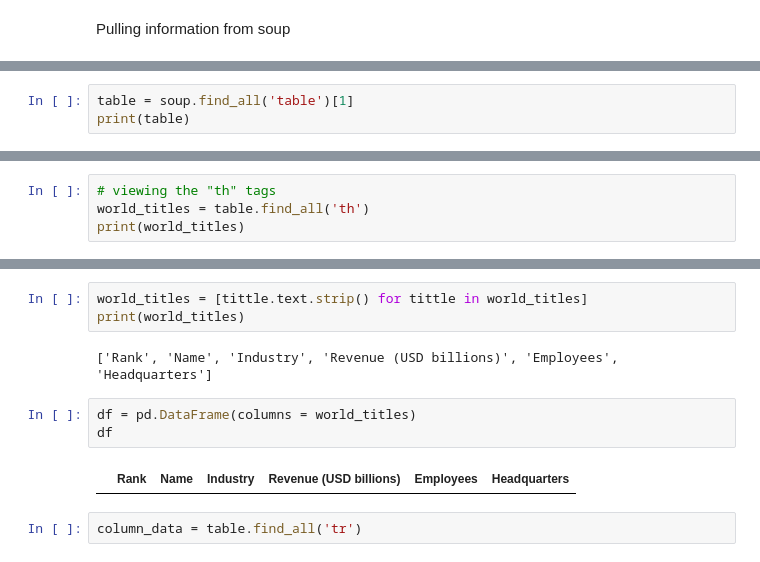
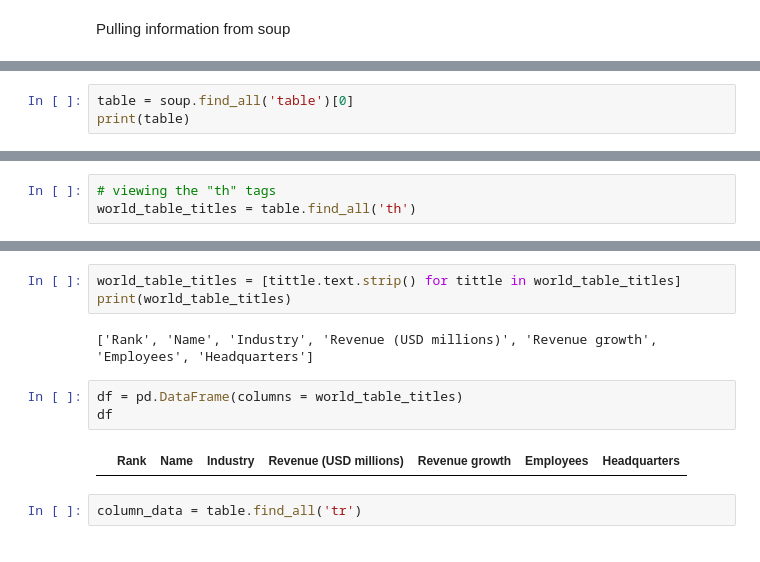
Before and after one commit to GDIAMEL/WIKIPEDIA-SCRAPPED-DATA-, a Jupyter notebook: WEB_SCRAPPING.ipynb, the cells around one changed output, grey strips where cells are left out. Cells and saved outputs as stored; diff of their text form.

```diff
--- a/WEB_SCRAPPING.ipynb
+++ b/WEB_SCRAPPING.ipynb
@@ -104,7 +104,7 @@ soup.find_all('table', class_= 'wikitable sortable')
  <td style="text-align:center;">29,760
  </td></tr></tbody></table>]
 # %%
-table = soup.find_all('table')[1]
+table = soup.find_all('table')[0]
 print(table)
 # %% [output]
 <table class="wikitable sortable">
@@ -126,5 +126,4 @@ print(table)
 </td></tr></tbody></table>
 # %%
 # viewing the "th" tags
-world_titles = table.find_all('th')
-print(world_titles)
+world_table_titles = table.find_all('th')
@@ -139,13 +147,13 @@ print(world_titles)
 # %%
-world_titles = [tittle.text.strip() for tittle in world_titles]
-print(world_titles)
+world_table_titles = [tittle.text.strip() for tittle in world_table_titles]
+print(world_table_titles)
 # %% [output]
-['Rank', 'Name', 'Industry', 'Revenue (USD billions)', 'Employees', 'Headquarters']
+['Rank', 'Name', 'Industry', 'Revenue (USD millions)', 'Revenue growth', 'Employees', 'Headquarters']
 # %%
-df = pd.DataFrame(columns = world_titles)
+df = pd.DataFrame(columns = world_table_titles)
 df
 # %% [output]
-|  | Rank | Name | Industry | Revenue (USD billions) | Employees | Headquarters |
+|  | Rank | Name | Industry | Revenue (USD millions) | Revenue growth | Employees | Headquarters |
 # %%
 column_data = table.find_all('tr')
 # %%
```
Also changed, not shown: parts of 6 cells of this notebook.
